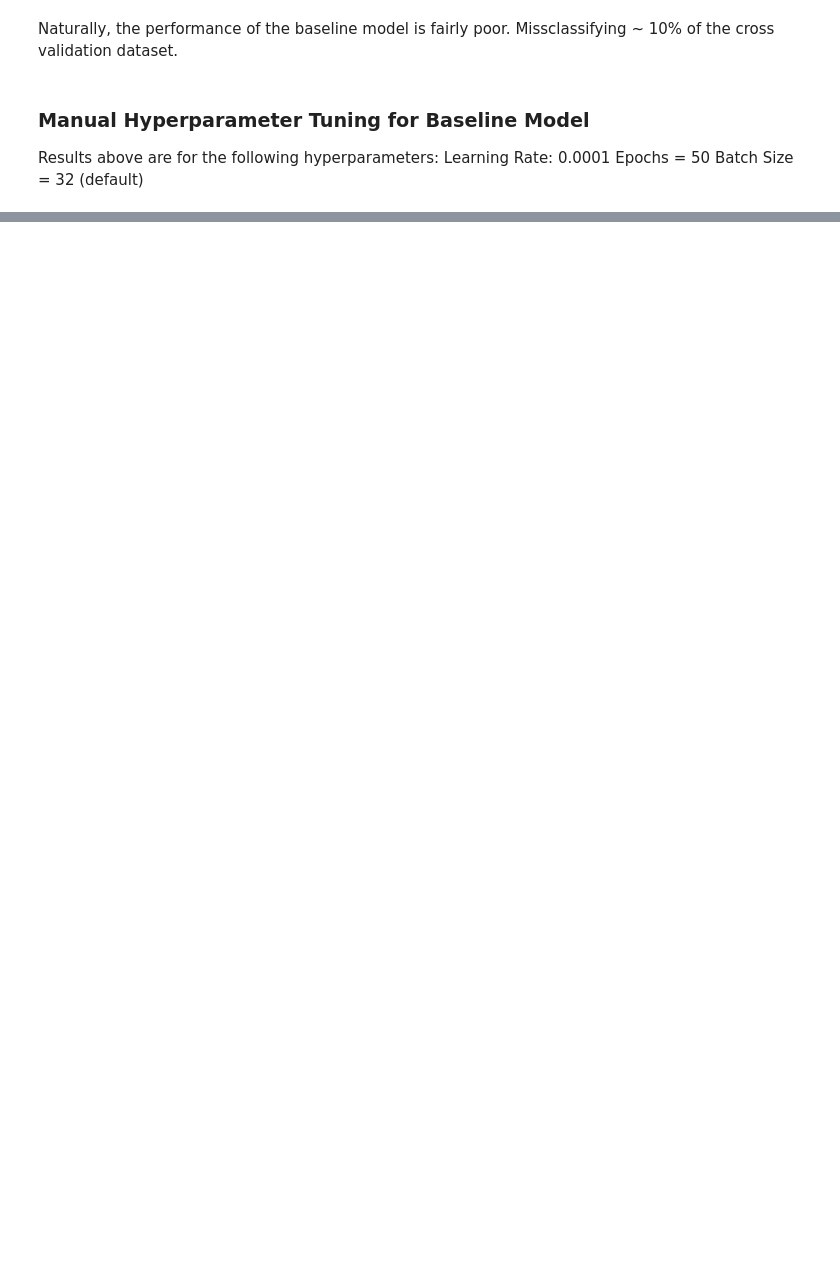
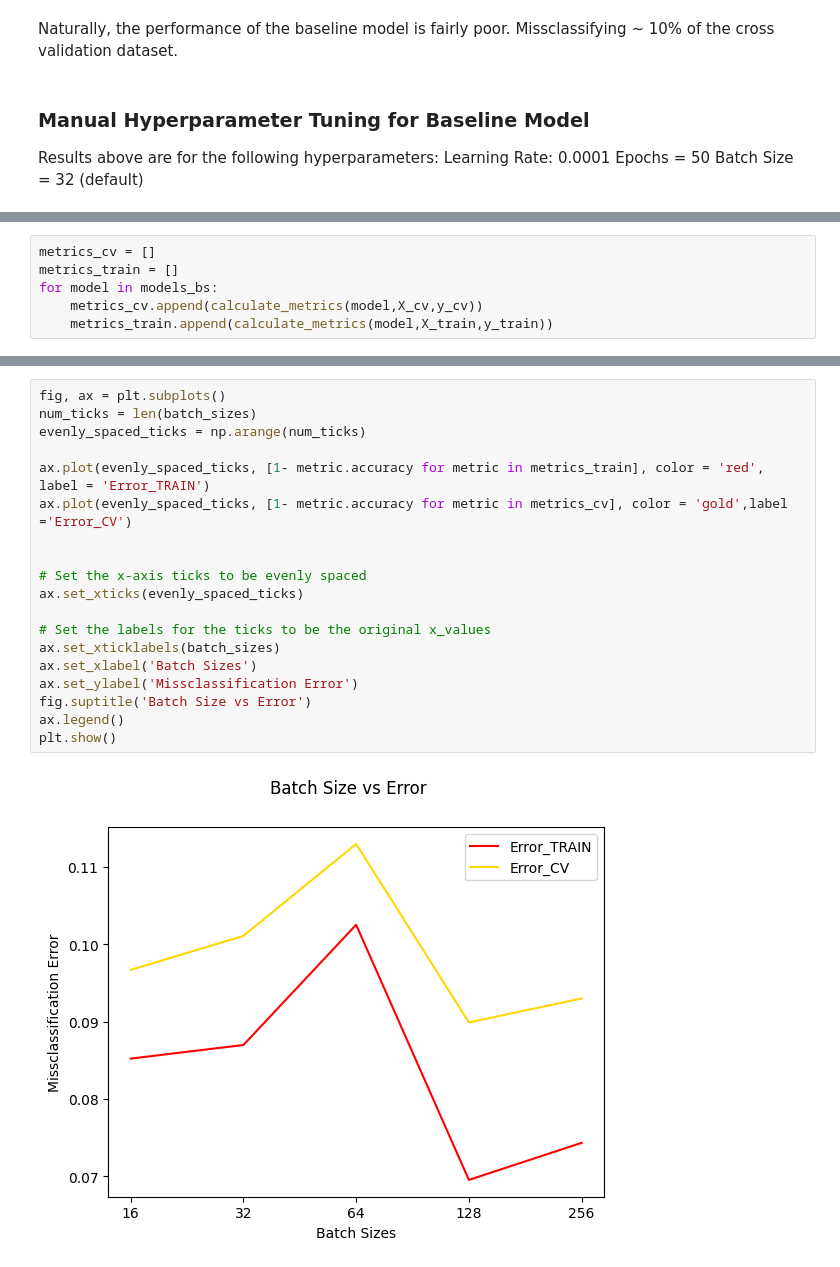
Before and after one commit to DamanRiat/Recognizing-MNist, a Jupyter notebook: MNist_Digit_Classification_NN.ipynb, the cells around one changed output, grey strips where cells are left out. Saved outputs shown, nothing was run; the diff lists cells and outputs as text; blank space fills up the shorter version.

```diff
--- a/MNist_Digit_Classification_NN.ipynb
+++ b/MNist_Digit_Classification_NN.ipynb
@@ -294,0 +393,6 @@ plt.show()
+# %%
+metrics_cv = []
+metrics_train = []
+for model in models_bs:
+    metrics_cv.append(calculate_metrics(model,X_cv,y_cv))
+    metrics_train.append(calculate_metrics(model,X_train,y_train))
@@ -294,0 +417,21 @@ plt.show()
+# %%
+fig, ax = plt.subplots()
+num_ticks = len(batch_sizes)
+evenly_spaced_ticks = np.arange(num_ticks)
+
+ax.plot(evenly_spaced_ticks, [1- metric.accuracy for metric in metrics_train], color = 'red', label = 'Error_TRAIN')
+ax.plot(evenly_spaced_ticks, [1- metric.accuracy for metric in metrics_cv], color = 'gold',label ='Error_CV')
+
+
+# Set the x-axis ticks to be evenly spaced
+ax.set_xticks(evenly_spaced_ticks)
+
+# Set the labels for the ticks to be the original x_values
+ax.set_xticklabels(batch_sizes)
+ax.set_xlabel('Batch Sizes')
+ax.set_ylabel('Missclassification Error')
+fig.suptitle('Batch Size vs Error')
+ax.legend()
+plt.show()
+# %% [output]
+[figure, added]
```
Also changed, not shown: parts of 19 cells of this notebook, 1 other file.
